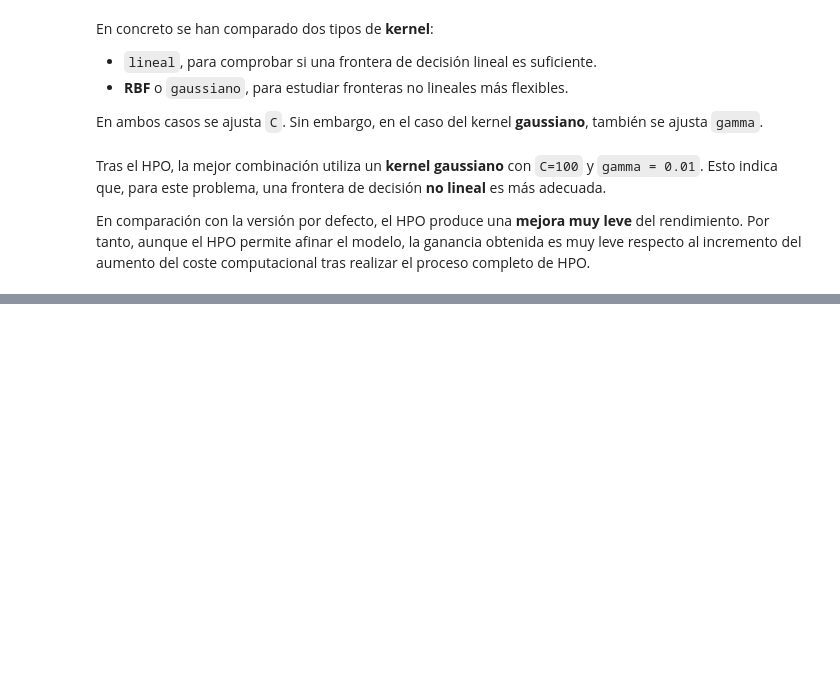
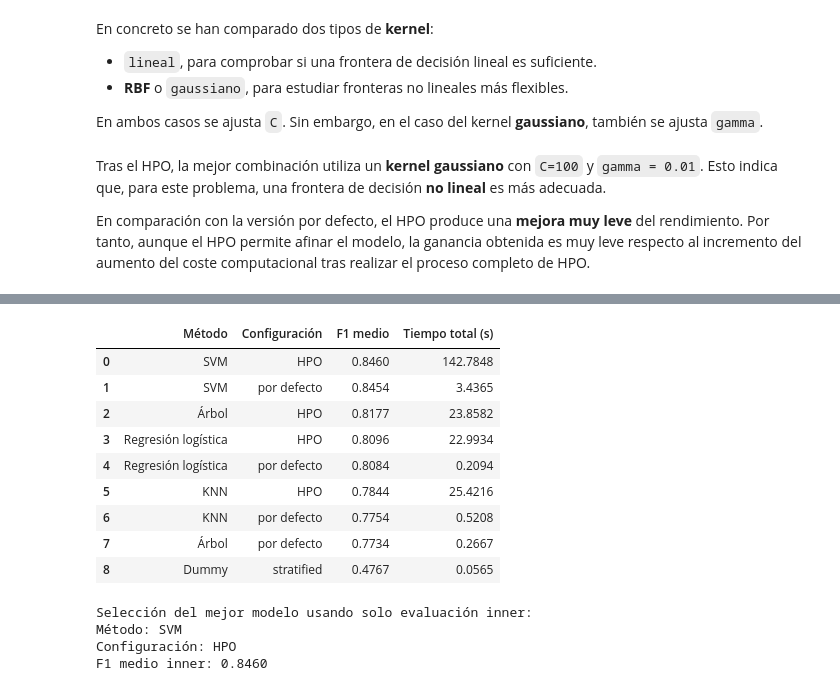
Before and after one commit to 100522401/P1_AA_100522396_100522401, a Jupyter notebook: notebooks/Cuaderno.ipynb, the cells around one changed output, grey strips where cells are left out. Cells and saved outputs as stored; diff of their text form; code cells hidden in the pictures; blank space fills up the shorter version.

```diff
--- a/notebooks/Cuaderno.ipynb
+++ b/notebooks/Cuaderno.ipynb
@@ -1402,0 +1522,37 @@ En comparación con la versión por defecto, el HPO produce una **mejora muy lev
+# %%
+all_model_results = pd.concat(
+    [pd.DataFrame(model_results), pd.DataFrame(advanced_model_results)],
+    ignore_index=True
+)
+
+all_model_results["F1 medio"] = all_model_results["F1 medio"].round(4)
+all_model_results["Tiempo total (s)"] = all_model_results["Tiempo total (s)"].round(4)
+
+all_model_results = all_model_results.sort_values(
+    by=["F1 medio", "Tiempo total (s)"],
+    ascending=[False, True]
+).reset_index(drop=True)
+
+display(all_model_results)
+
+best_row = all_model_results.iloc[0]
+
+print("Selección del mejor modelo usando solo evaluación inner:")
+print(f"Método: {best_row['Método']}")
+print(f"Configuración: {best_row['Configuración']}")
+print(f"F1 medio inner: {best_row['F1 medio']:.4f}")
+# %% [output]
+|  | Método | Configuración | F1 medio | Tiempo total (s) |
+| 0 | SVM | HPO | 0.8460 | 142.7848 |
+| 1 | SVM | por defecto | 0.8454 | 3.4365 |
+| 2 | Árbol | HPO | 0.8177 | 23.8582 |
+| 3 | Regresión logística | HPO | 0.8096 | 22.9934 |
+| 4 | Regresión logística | por defecto | 0.8084 | 0.2094 |
+| 5 | KNN | HPO | 0.7844 | 25.4216 |
+| 6 | KNN | por defecto | 0.7754 | 0.5208 |
+| 7 | Árbol | por defecto | 0.7734 | 0.2667 |
+| 8 | Dummy | stratified | 0.4767 | 0.0565 |
+Selección del mejor modelo usando solo evaluación inner:
+Método: SVM
+Configuración: HPO
+F1 medio inner: 0.8460
```
Also changed, not shown: parts of 30 cells of this notebook.
